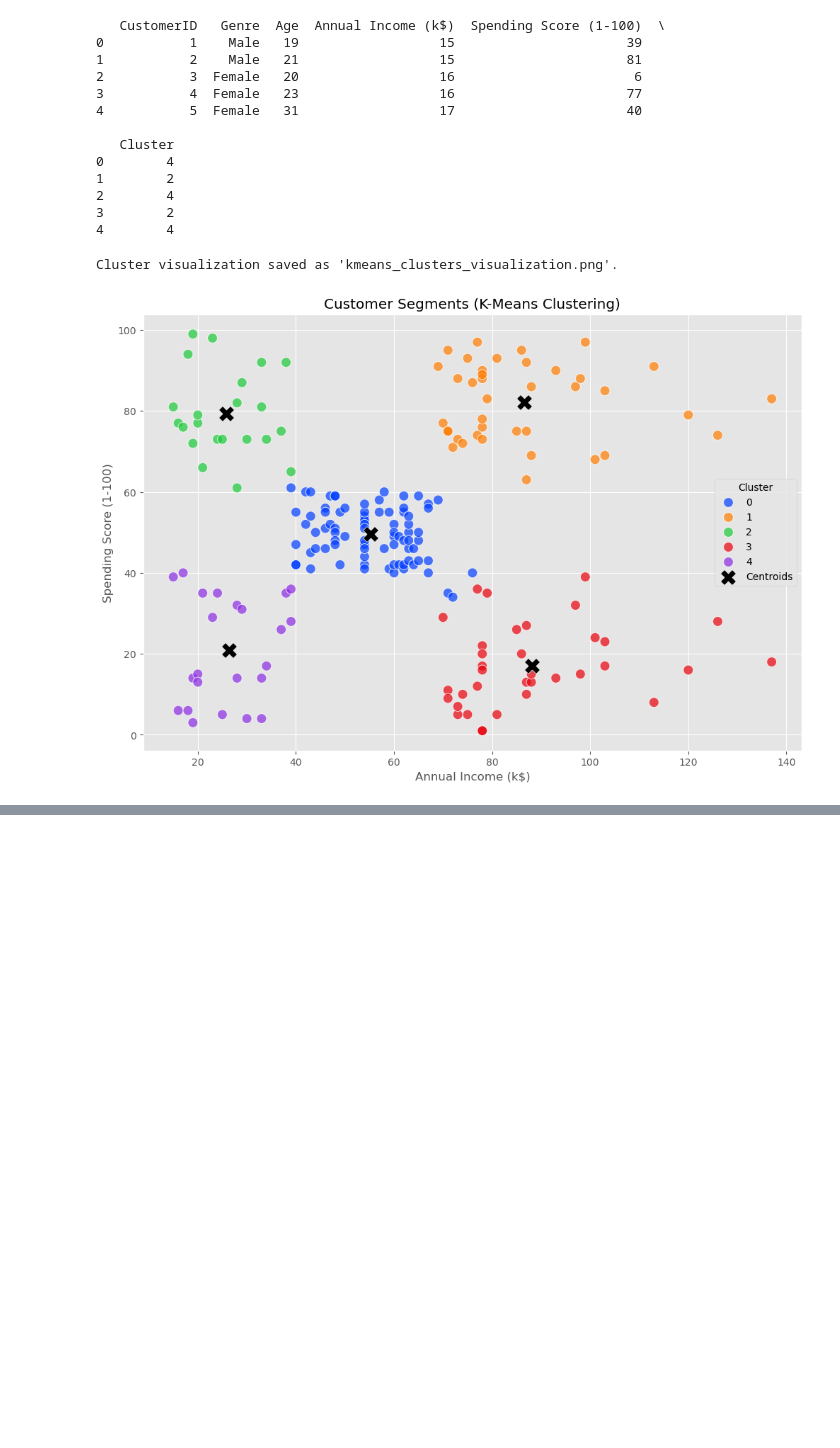
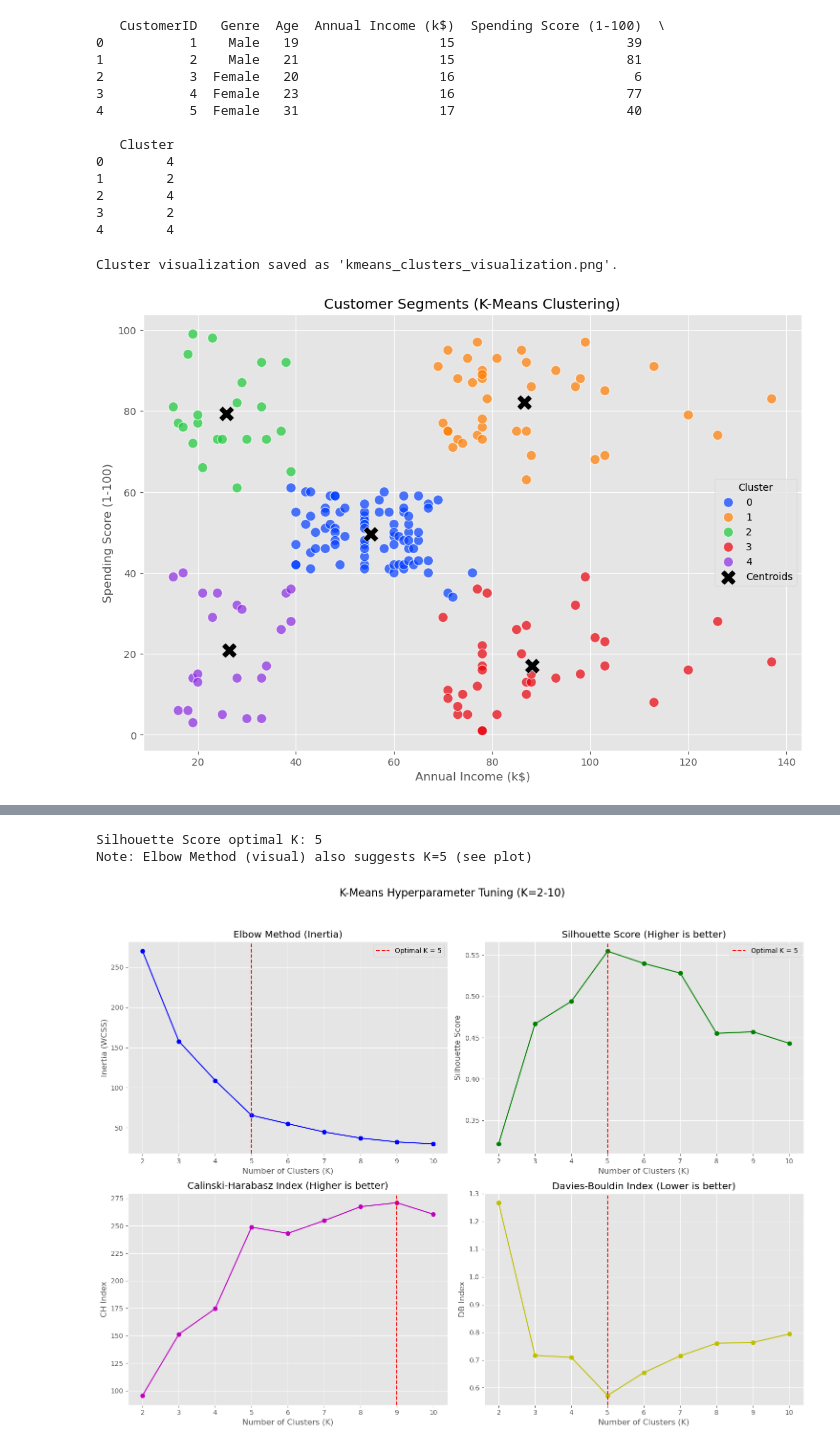
Before and after one commit to Hsin-thefirst/Datamining-Project-2, a Jupyter notebook: Kmeans.ipynb, the cells around one changed output, grey strips where cells are left out. Drawn from its saved outputs; the diff is of its cells as text; code cells hidden in the pictures; blank space fills up the shorter version.

```diff
--- a/Kmeans.ipynb
+++ b/Kmeans.ipynb
@@ -275,0 +304,64 @@ Displaying Iteration 6...
+# %%
+from sklearn.metrics import silhouette_score, calinski_harabasz_score, davies_bouldin_score
+
+# --- K-Means Tuning ---
+k_range = range(2, 11)
+metrics = {
+    'inertia': [],
+    'silhouette': [],
+    'calinski_harabasz': [],
+    'davies_bouldin': []
+}
+
+for k in k_range:
+    kmeans = KMeans(n_clusters=k, random_state=42, n_init=10)
+    labels = kmeans.fit_predict(X_scaled)
+
+    metrics['inertia'].append(kmeans.inertia_)
+    metrics['silhouette'].append(silhouette_score(X_scaled, labels))
+    metrics['calinski_harabasz'].append(calinski_harabasz_score(X_scaled, labels))
+    metrics['davies_bouldin'].append(davies_bouldin_score(X_scaled, labels))
+
+# Find Silhouette best K
+silhouette_k = k_range[np.argmax(metrics['silhouette'])]
+print(f"Silhouette Score optimal K: {silhouette_k}")
+print(f"Note: Elbow Method (visual) also suggests K={silhouette_k} (see plot)")
+
+fig, axes = plt.subplots(2, 2, figsize=(15, 12))
+fig.suptitle('K-Means Hyperparameter Tuning (K=2-10)', fontsize=16)
+
+# Plot 1: Elbow Method
+axes[0, 0].plot(k_range, metrics['inertia'], 'bo-')
+axes[0, 0].axvline(x=silhouette_k, color='red', linestyle='--', label=f'Optimal K = {silhouette_k}')
+axes[0, 0].set_title('Elbow Method (Inertia)')
+axes[0, 0].set_xlabel('Number of Clusters (K)')
+axes[0, 0].set_ylabel('Inertia (WCSS)')
+axes[0, 0].legend()
+
+# Plot 2: Silhouette Score
+axes[0, 1].plot(k_range, metrics['silhouette'], 'go-')
+axes[0, 1].axvline(x=silhouette_k, color='red', linestyle='--', label=f'Optimal K = {silhouette_k}')
+axes[0, 1].set_title('Silhouette Score (Higher is better)')
+axes[0, 1].set_xlabel('Number of Clusters (K)')
+axes[0, 1].set_ylabel('Silhouette Score')
+axes[0, 1].legend()
+
+# Plot 3: Calinski-Harabasz Index
+axes[1, 0].plot(k_range, metrics['calinski_harabasz'], 'mo-')
+axes[1, 0].axvline(x=k_range[np.argmax(metrics['calinski_harabasz'])], color='red', linestyle='--')
+axes[1, 0].set_title('Calinski-Harabasz Index (Higher is better)')
+axes[1, 0].set_xlabel('Number of Clusters (K)')
+axes[1, 0].set_ylabel('CH Index')
+
+# Plot 4: Davies-Bouldin Index
+axes[1, 1].plot(k_range, metrics['davies_bouldin'], 'yo-')
+axes[1, 1].axvline(x=k_range[np.argmin(metrics['davies_bouldin'])], color='red', linestyle='--')
+axes[1, 1].set_title('Davies-Bouldin Index (Lower is better)')
+axes[1, 1].set_xlabel('Number of Clusters (K)')
+axes[1, 1].set_ylabel('DB Index')
+
+plt.tight_layout(rect=[0, 0.03, 1, 0.95])
+# %% [output]
+Silhouette Score optimal K: 5
+Note: Elbow Method (visual) also suggests K=5 (see plot)
+[figure, added]
```
Also changed, not shown: parts of 5 cells of this notebook, 3 other files.
